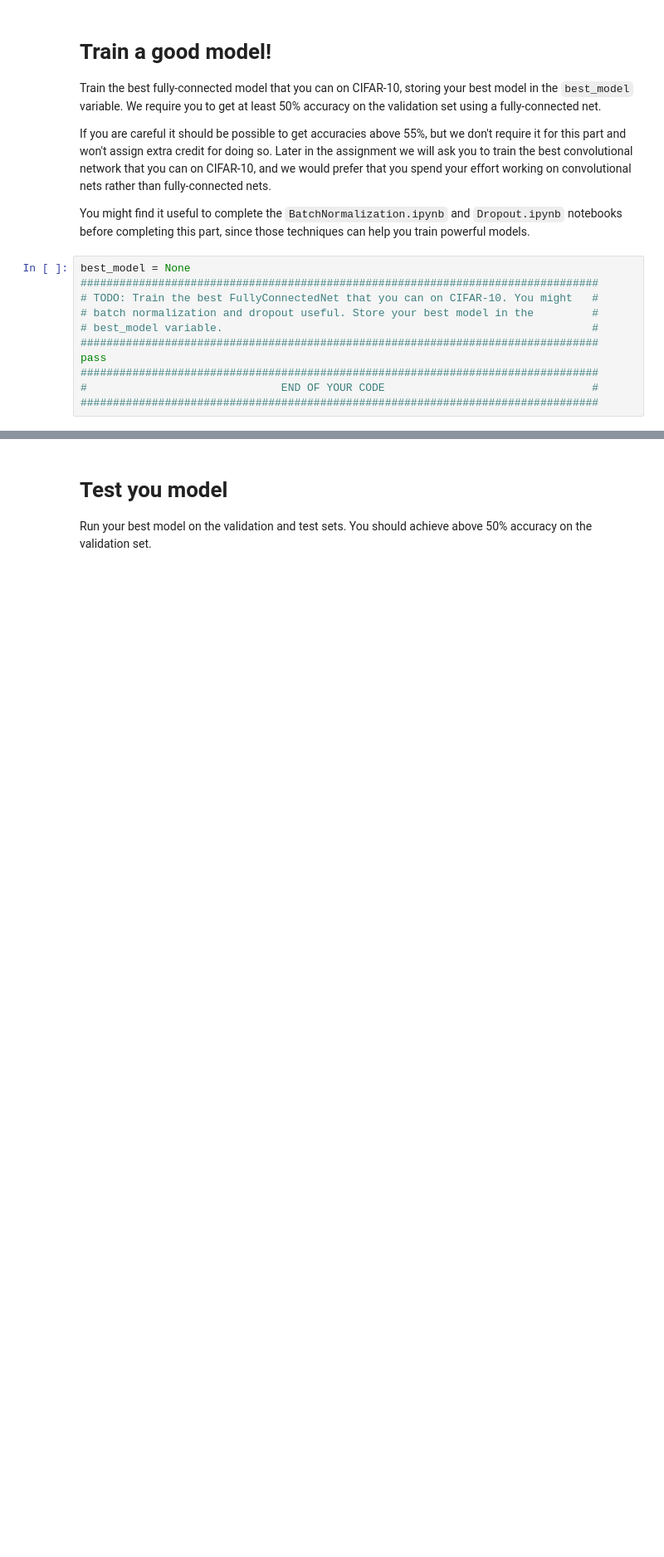
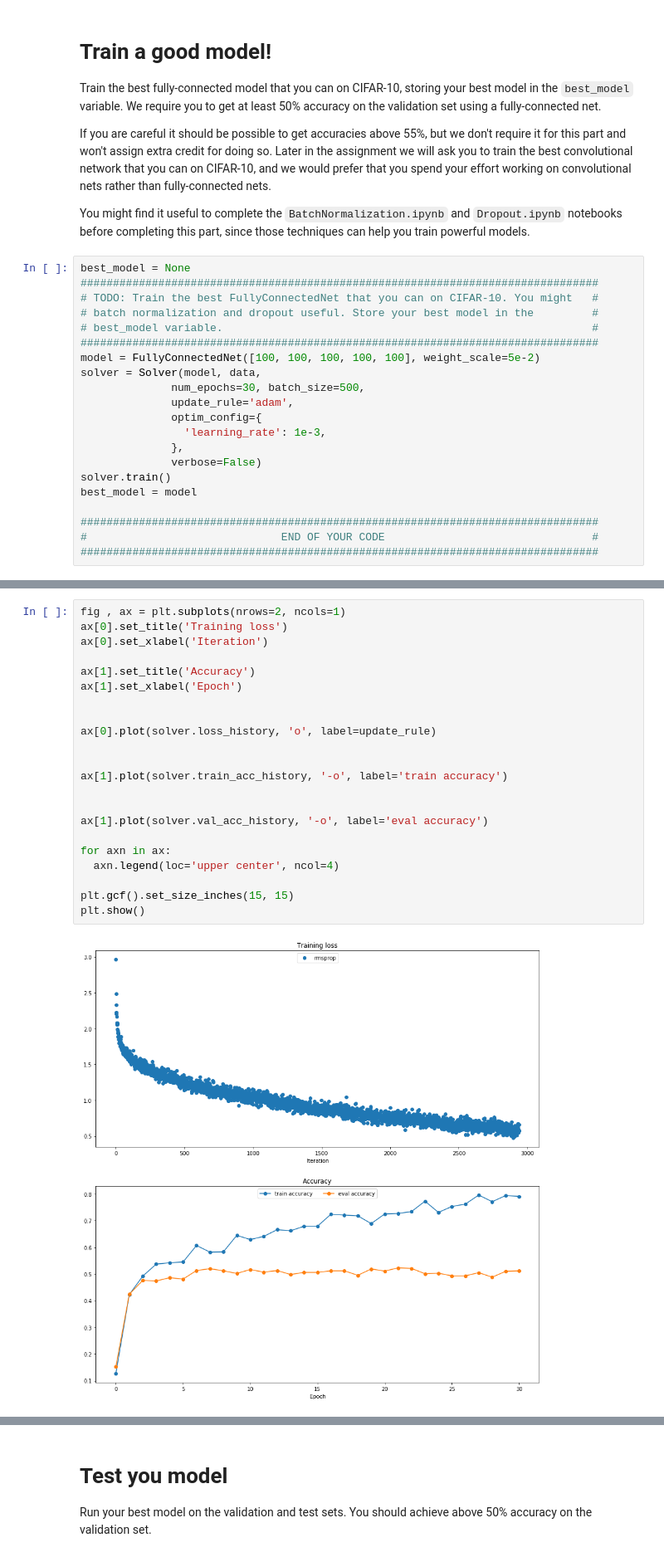
Before and after one commit to dimitrisPs/cs231n_pytorch, a Jupyter notebook: assignment2/FullyConnectedNets.ipynb, the cells around one changed output, grey strips where cells are left out. Shown at 83% size. Drawn from its saved outputs; the diff is of its cells as text; blank space fills up the shorter version.

Commit message:
Completed fully connected nets part.

```diff
--- a/assignment2/FullyConnectedNets.ipynb
+++ b/assignment2/FullyConnectedNets.ipynb
@@ -782,7 +781,17 @@ best_model = None
 # batch normalization and dropout useful. Store your best model in the         #
 # best_model variable.                                                         #
 ################################################################################
-pass
+model = FullyConnectedNet([100, 100, 100, 100, 100], weight_scale=5e-2)
+solver = Solver(model, data,
+              num_epochs=30, batch_size=500,
+              update_rule='adam',
+              optim_config={
+                'learning_rate': 1e-3,
+              },
+              verbose=False)
+solver.train()
+best_model = model
+
 ################################################################################
 #                              END OF YOUR CODE                                #
 ################################################################################
@@ -788,0 +816,24 @@ pass
+# %%
+fig , ax = plt.subplots(nrows=2, ncols=1)
+ax[0].set_title('Training loss')
+ax[0].set_xlabel('Iteration')
+
+ax[1].set_title('Accuracy')
+ax[1].set_xlabel('Epoch')
+
+
+ax[0].plot(solver.loss_history, 'o', label=update_rule)
+
+
+ax[1].plot(solver.train_acc_history, '-o', label='train accuracy')
+
+
+ax[1].plot(solver.val_acc_history, '-o', label='eval accuracy')
+
+for axn in ax:
+  axn.legend(loc='upper center', ncol=4)
+
+plt.gcf().set_size_inches(15, 15)
+plt.show()
+# %% [output]
+[figure, added]
```
Also changed, not shown: parts of 4 cells of this notebook.
